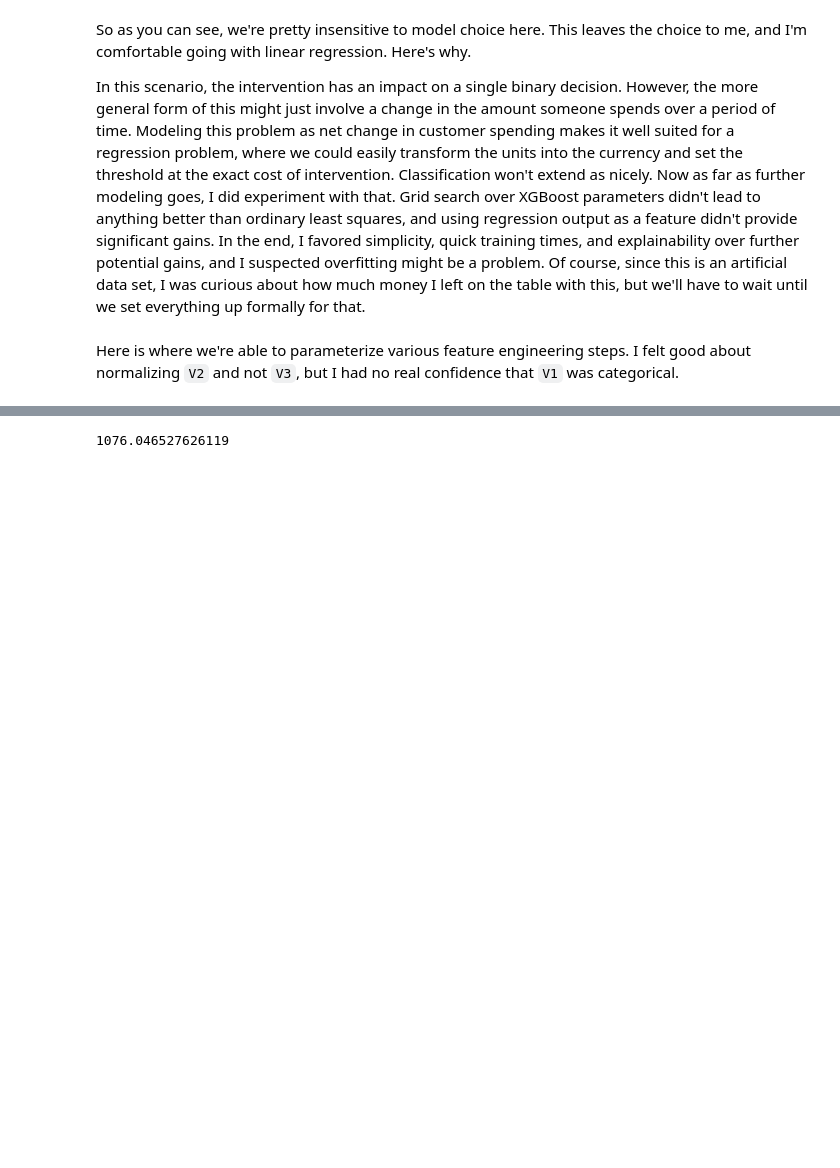
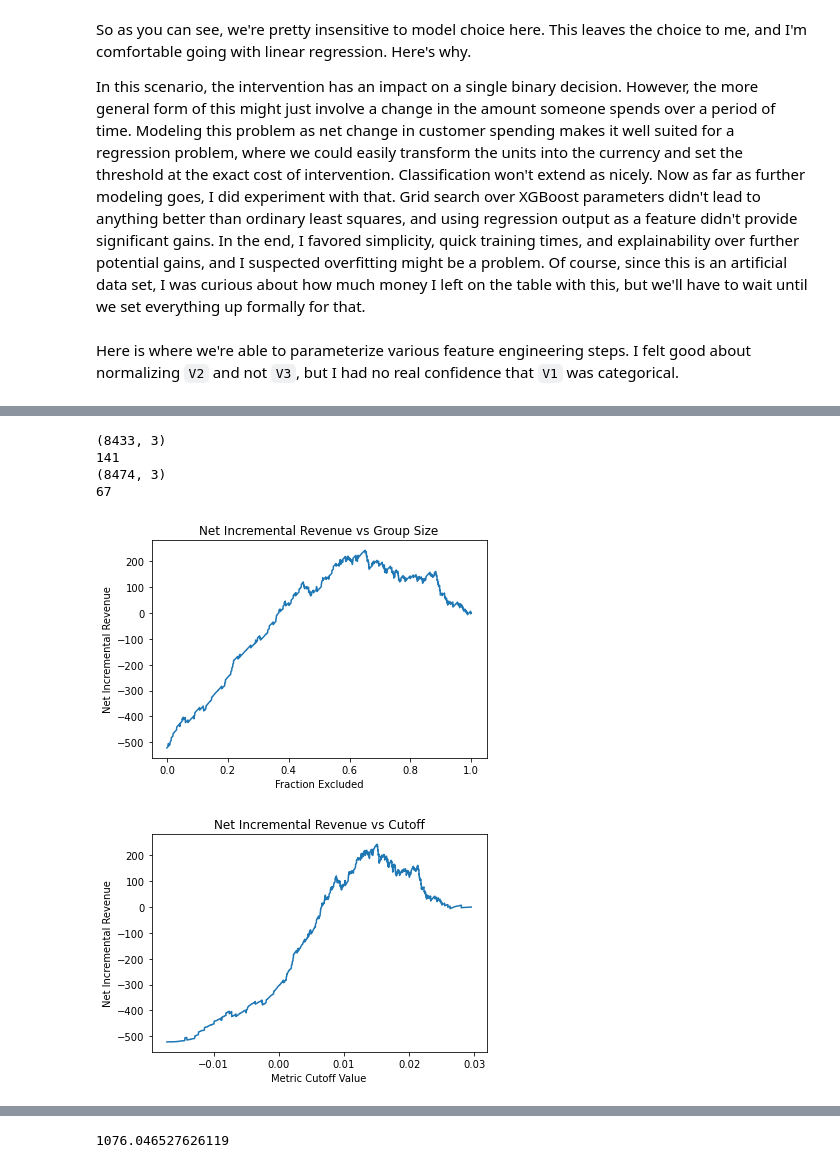
Before and after one commit to crgl/starbucks, a Jupyter notebook: Starbucks.ipynb, the cells around one changed output, grey strips where cells are left out. Cells and saved outputs as stored; diff of their text form; code cells hidden in the pictures; blank space fills up the shorter version.

```diff
--- a/Starbucks.ipynb
+++ b/Starbucks.ipynb
@@ -1133,0 +817,9 @@ class ProbabilityViaMeanAugment(BaseEstimator, TransformerMixin):
+# %%
+evaluate(y_test['purchase'], y_test_pred['Recommended'], y_test['Promotion'])
+# %% [output]
+(8433, 3)
+141
+(8474, 3)
+67
+[figure, added]
+[figure, added]
```
Also changed, not shown: parts of 60 cells of this notebook.
